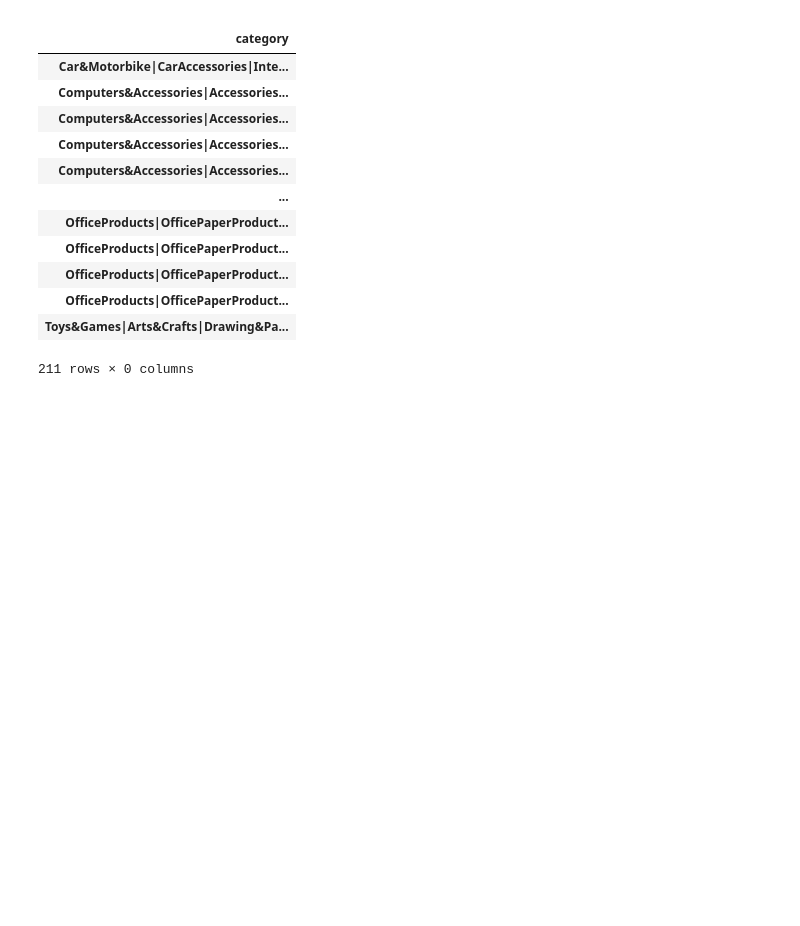
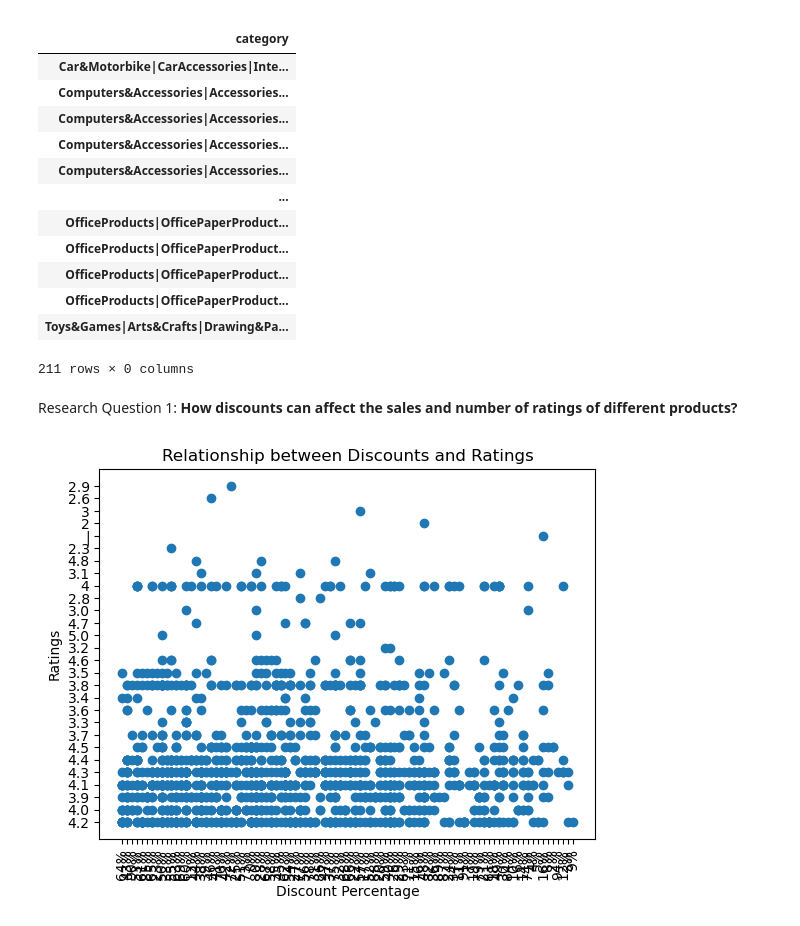
Before and after one commit to ubco-W2022T2-data301/project-group-group61, a Jupyter notebook: analysis/analysis1.ipynb, the cells around one changed output. Drawn from its saved outputs; the diff is of its cells as text; code cells hidden in the pictures; blank space fills up the shorter version.

```diff
--- a/analysis/analysis1.ipynb
+++ b/analysis/analysis1.ipynb
@@ -350,2 +350,14 @@ from code import project_functions1
 df = project_functions1.load_and_process('../data/raw/amazon 2.csv')
 df
+# %% [markdown]
+Research Question 1: **How discounts can affect the sales and number of ratings of different products?**
+# %%
+
+plt.scatter( df["discount_percentage"], df["rating"])
+plt.xlabel("Discount Percentage")
+plt.ylabel("Ratings")
+plt.title("Relationship between Discounts and Ratings")
+plt.xticks(rotation=90)
+plt.show()
+# %% [output]
+[figure, added]
```
Also changed, not shown: parts of 7 cells of this notebook, 2 other files.
